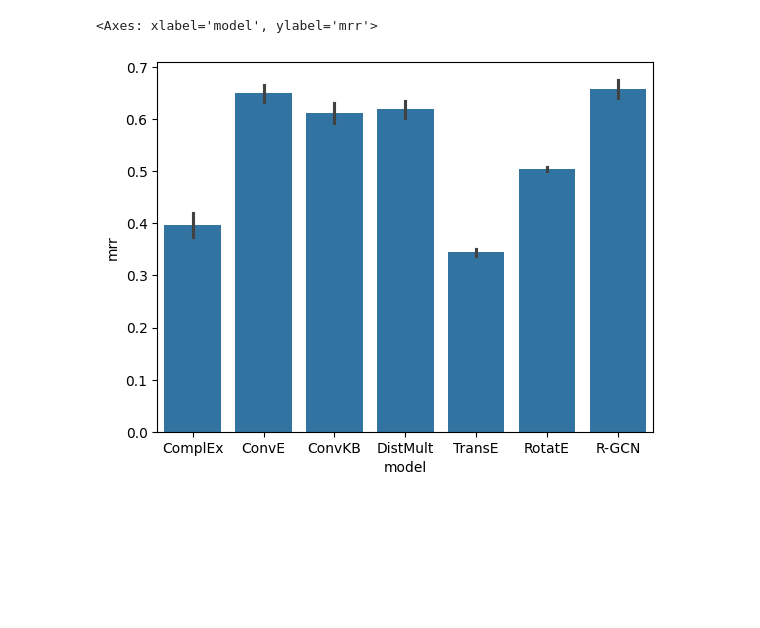
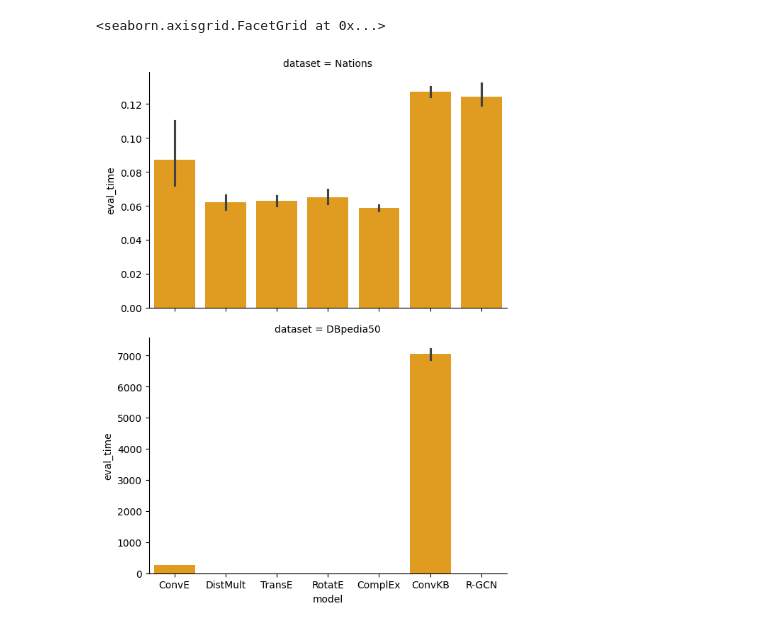
Before and after one commit to grkremer/perf_2026-1, a Jupyter notebook: plotting.ipynb, the cells around one changed output. Saved outputs shown, nothing was run; the diff lists cells and outputs as text; code cells hidden in the pictures; blank space fills up the shorter version.

```diff
--- a/plotting.ipynb
+++ b/plotting.ipynb
@@ -40,5 +57,6 @@ sns.barplot(data = data, x='model', y='train_time',errorbar='sd')
-# %%
-sns.barplot(data = data, x='model', y='mrr',errorbar='sd')
-# %% [output]
-<Axes: xlabel='model', ylabel='mrr'>
-[figure, removed]
+# %%
+g = sns.FacetGrid(data = data, row='dataset', sharey=False, height=4, aspect=1.5)
+g.map(sns.barplot, "model", "eval_time", order=order, color='orange')
+# %% [output]
+<seaborn.axisgrid.FacetGrid at 0x...>
+[figure, added]
```
Also changed, not shown: parts of 14 cells of this notebook, 5 other files.
